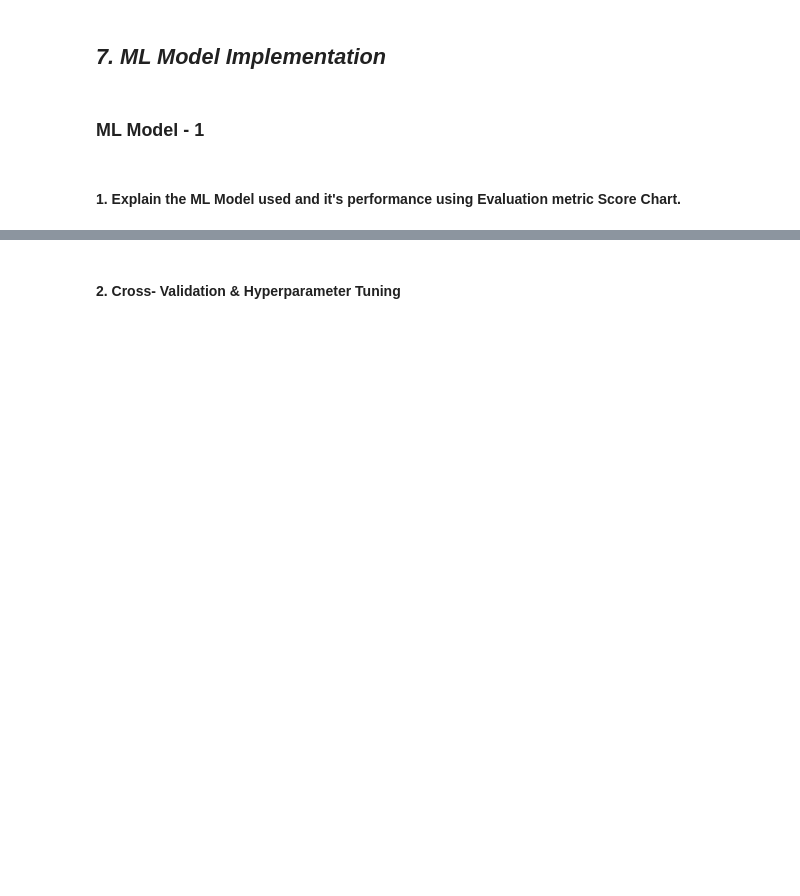
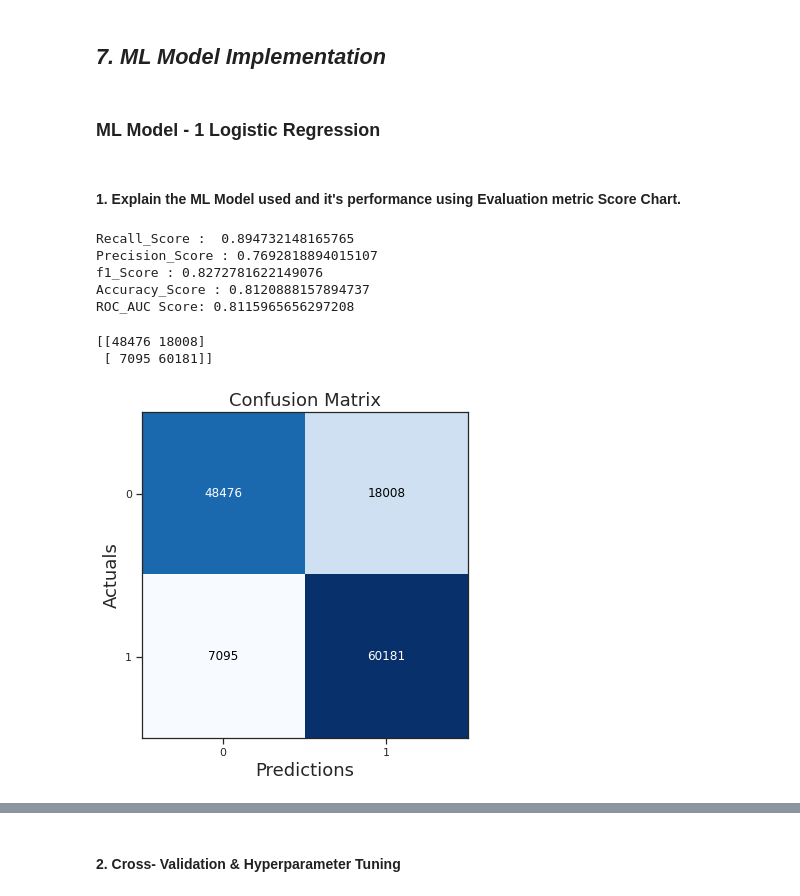
Before and after one commit to mohith-ds8/Health-Insurance-Cross-Sell-Prediction, a Jupyter notebook: Health_Insurance_Cross_Sell_Prediciotn.ipynb, the cells around one changed output, grey strips where cells are left out. Saved outputs shown, nothing was run; the diff lists cells and outputs as text; code cells hidden in the pictures; blank space fills up the shorter version.

```diff
--- a/Health_Insurance_Cross_Sell_Prediciotn.ipynb
+++ b/Health_Insurance_Cross_Sell_Prediciotn.ipynb
@@ -866,0 +923,5 @@ Answer Here.
+# %%
+# Split your data to train and test. Choose Splitting ratio wisely.
+# Train test split our data
+
+X_train,X_test,y_train,y_test = train_test_split(x_new,y_new, test_size=0.2,random_state=2)
@@ -873,2 +934,8 @@ minmax
+# %%
+# Normalizing the Dataset using Standard Scaling Technique.
+
+scaler=StandardScaler()
+X_train=scaler.fit_transform(X_train)
+X_test=scaler.transform(X_test)
 # %% [markdown]
 ##### Which method have you used to scale you data and why?
@@ -909,12 +956,16 @@ Answer Here.
 # %% [markdown]
 ## ***7. ML Model Implementation***
 # %% [markdown]
-### ML Model - 1
+### ML Model - 1 Logistic Regression
 # %%
 # ML Model - 1 Implementation
+lr = LogisticRegression()
 
 # Fit the Algorithm
+lr.fit(X_train,y_train)
 
 # Predict on the model
+y_pred_lr = lr.predict(X_test)
+y_pred_proba_lr = lr.predict_proba(X_test)[:,1]
 # %% [markdown]
 #### 1. Explain the ML Model used and it's performance using Evaluation metric Score Chart.
@@ -922,0 +972,38 @@ Answer Here.
+# %%
+# Evaluation
+RS_lr= recall_score(y_test, y_pred_lr)
+print("Recall_Score : ", RS_lr)
+
+PS_lr= precision_score(y_test, y_pred_lr)
+print("Precision_Score :",PS_lr)
+
+f1S_lr= f1_score(y_test, y_pred_lr)
+print("f1_Score :", f1S_lr)
+
+AS_lr= accuracy_score(y_test , y_pred_lr)
+print("Accuracy_Score :",AS_lr)
+
+acu_lr = roc_auc_score(y_test , y_pred_lr)
+print("ROC_AUC Score:",acu_lr)
+# %% [output]
+Recall_Score :  0.894732148165765
+Precision_Score : 0.7692818894015107
+f1_Score : 0.8272781622149076
+Accuracy_Score : 0.8120888157894737
+ROC_AUC Score: 0.8115965656297208
+# %%
+# Visualizing evaluation Metric Score chart
+# Confusion matrix
+
+cm_logistic = metrics.confusion_matrix(y_test, y_pred_lr)
+print(cm_logistic)
+print('\n')
+fig, ax = plot_confusion_matrix(conf_mat=cm_logistic, figsize=(6, 6), cmap=plt.cm.Blues)
+plt.xlabel('Predictions', fontsize=18)
+plt.ylabel('Actuals', fontsize=18)
+plt.title('Confusion Matrix', fontsize=18)
+plt.show()
+# %% [output]
+[[48476 18008]
+ [ 7095 60181]]
+[figure, added]
```
Also changed, not shown: parts of 109 cells of this notebook.
